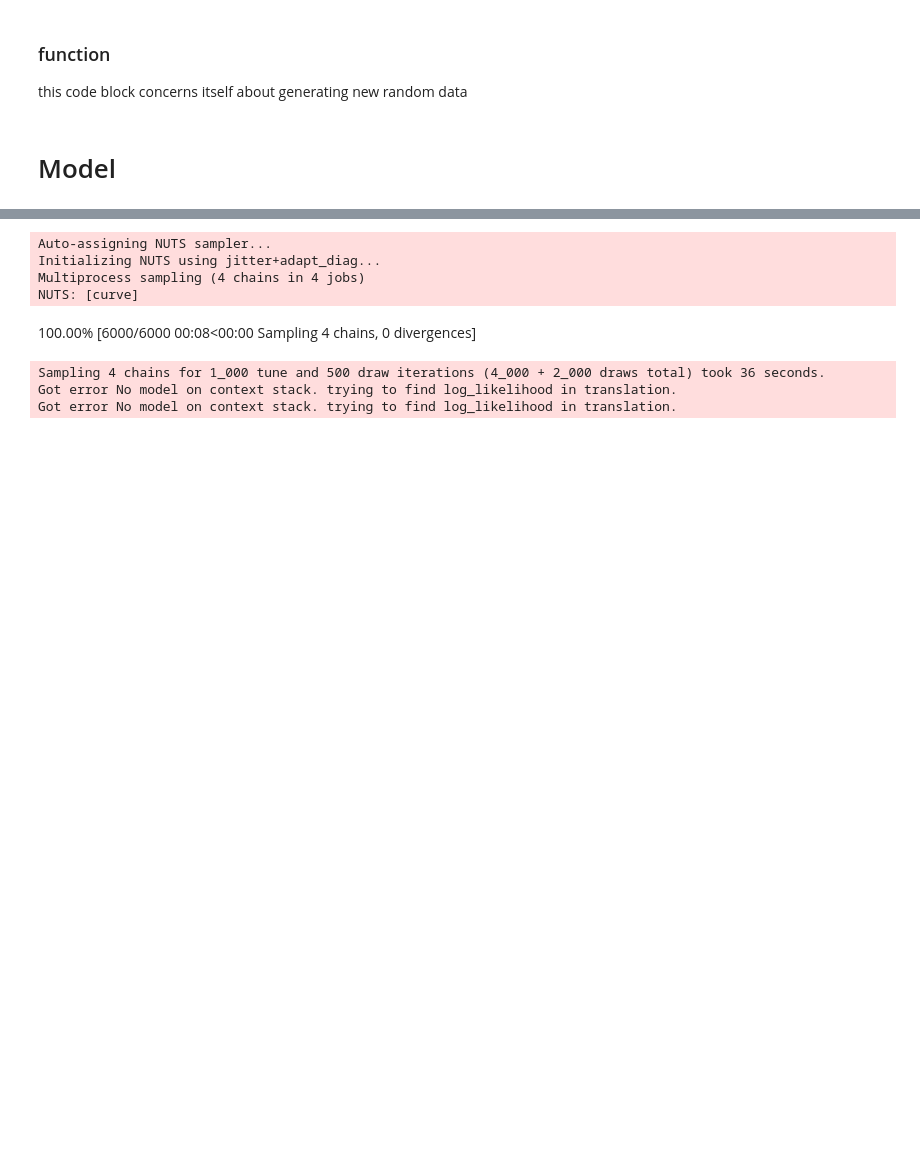
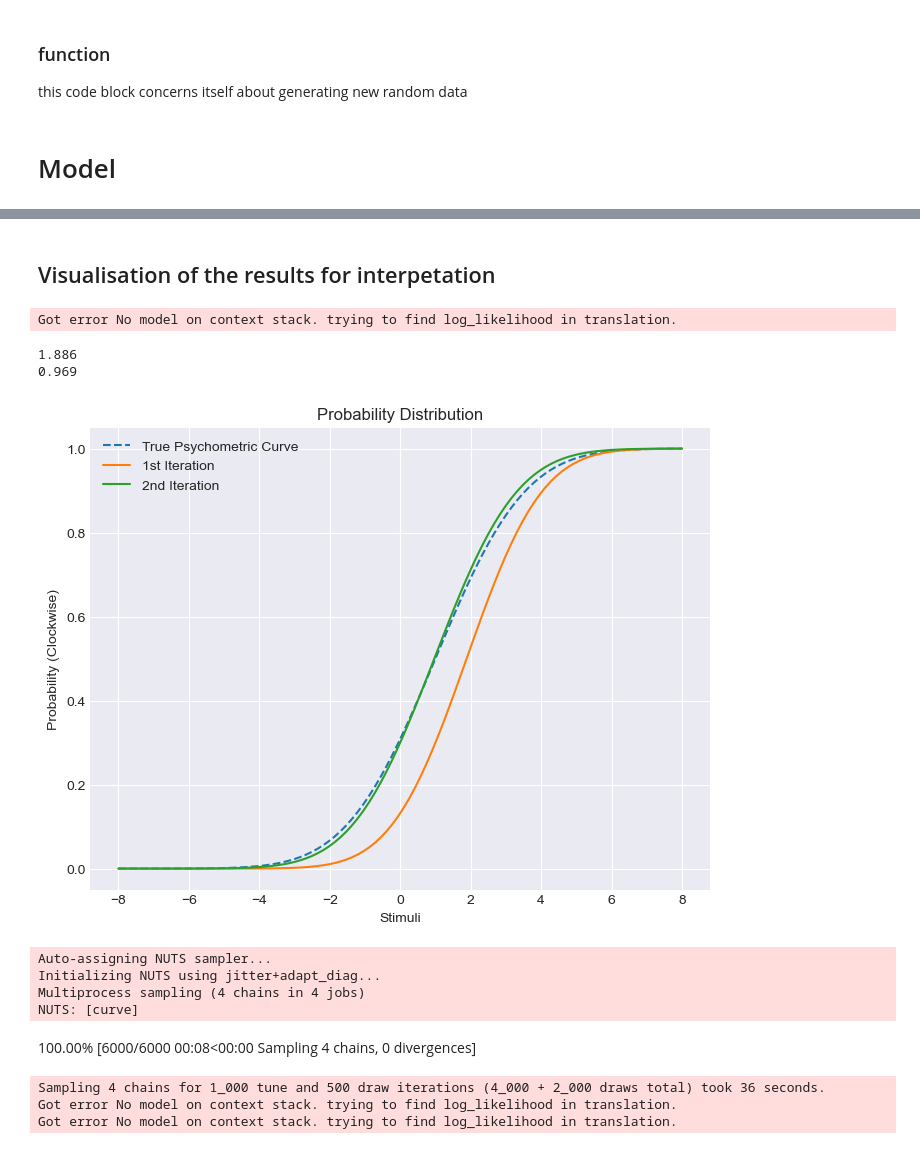
Before and after one commit to LordHerman123/Thesis, a Jupyter notebook: pyMC3_trial.ipynb, the cells around one changed output, grey strips where cells are left out. Drawn from its saved outputs; the diff is of its cells as text; code cells hidden in the pictures; blank space fills up the shorter version.

```diff
--- a/pyMC3_trial.ipynb
+++ b/pyMC3_trial.ipynb
@@ -547,3 +567,48 @@ Got error No model on context stack. trying to find log_likelihood in translatio
+# %% [markdown]
+## Visualisation of the results for interpetation
+# %%
+df = az.summary(trace_hierarchical)
+mean_value_1 = df.loc["mn", "mean"]
+sd_value_1 = df.loc["sd", "mean"]
+
+
+x = np.linspace(-8, 8, 100)
+
+# Generate probabilities using normal distribution CDF
+normal_distribution = stats.norm(loc=mu, scale=sigma)
+normal_distribution_0 = stats.norm(loc=mean_value_0, scale=sd_value_0)
+normal_distribution_1 = stats.norm(loc=mean_value_1, scale=sd_value_1)
+
+print(mean_value_0)
+print(mean_value_1)
+
+data = normal_distribution.cdf(x)
+data_0 = normal_distribution_0.cdf(x)
+data_1 = normal_distribution_1.cdf(x)
+
+# Plotting
+plt.figure(figsize=(8, 6))
+
+# Plot true psychometric curve (normal_distribution)
+plt.plot(x, data, linestyle='--', label='True Psychometric Curve')
+
+# Plot 1st iteration (normal_distribution_0)
+plt.plot(x, data_0,  label='1st Iteration')
+
+# Plot 2nd iteration (normal_distribution_1)
+plt.plot(x, data_1,  label='2nd Iteration')
+
+plt.title('Probability Distribution')
+plt.xlabel('Stimuli')
+plt.ylabel('Probability (Clockwise)')
+plt.legend()
+plt.grid(True)
+plt.show()
+# %% [output]
+Got error No model on context stack. trying to find log_likelihood in translation.
+1.886
+0.969
+[figure, added]
 # %%
 model_cdf_beta = pm.Model()
 
```
Also changed, not shown: parts of 7 cells of this notebook.
